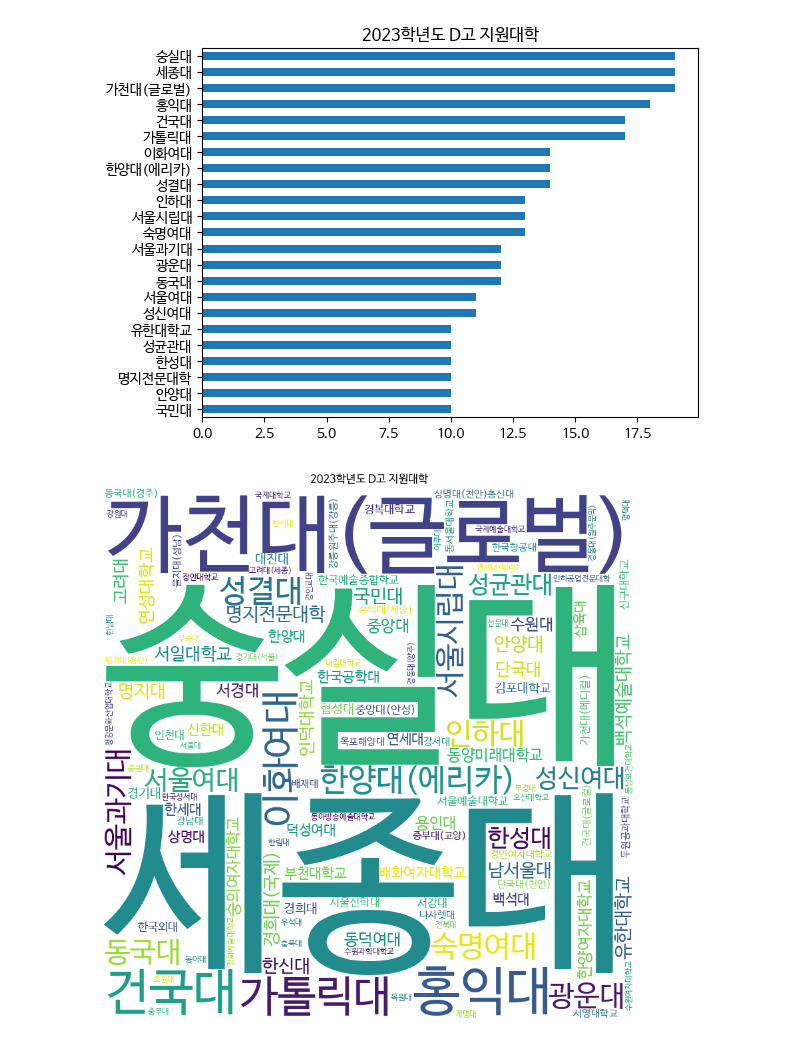
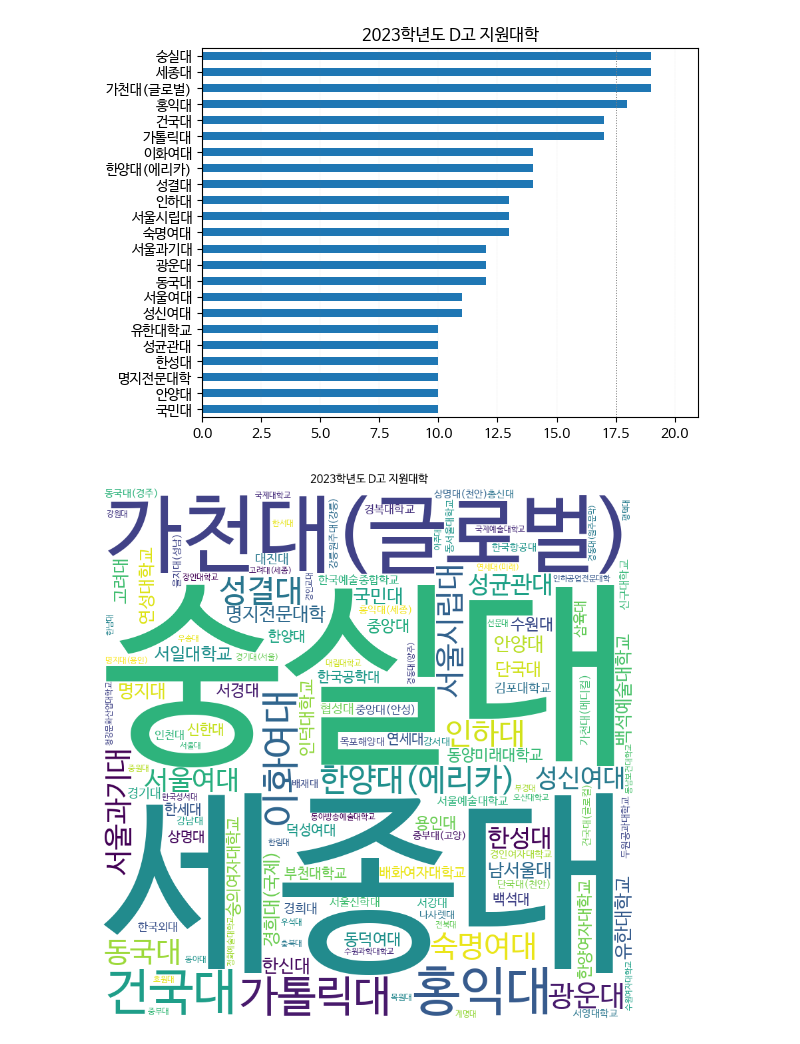
Before and after one commit to ecloguehwang/HSS, a Jupyter notebook: 선호대학_2022D고3_RPA.ipynb, the cells around one changed output. Saved outputs shown, nothing was run; the diff lists cells and outputs as text; code cells hidden in the pictures.

```diff
--- a/선호대학_2022D고3_RPA.ipynb
+++ b/선호대학_2022D고3_RPA.ipynb
@@ -30,24 +30,31 @@ plt.rcParams['axes.unicode_minus'] = False
 # %%
 import pandas as pd
 import matplotlib.pyplot as plt
 
 path = '/content/drive/MyDrive/python/deungchon/'
 df = pd.read_csv(f'{path}susi_jsi.csv', encoding='cp949')
 
 # Filter the rows based on the frequency of the "대학" column
 freq = df['대학'].value_counts()
 freq = freq[freq >= 10]
 
 # Create a horizontal bar plot with descending order
 freq.sort_values().plot(kind='barh')
 
+# Draw a dotted vertical line only from the X-axis tick with 17.5
+for pos in plt.gca().get_xticks():
+    if pos == 17.5:
+        plt.axvline(pos, linestyle=':', color='gray', linewidth=0.7)
+    else:
+        plt.axvline(pos, linestyle=':', color='gray', linewidth=0.1)
+
 # Save the plot in png and pdf formats
 path1 = '/content/drive/MyDrive/python/deungchon/result_d/'
 
 plt.title("2023학년도 D고 지원대학")
 plt.savefig(f'{path1}uni_preferred.png', dpi=300, bbox_inches='tight')
 plt.savefig(f'{path1}uni_preferred.pdf', bbox_inches='tight')
 plt.show()
 # %% [output]
-[figure, old version]
+[figure, new version]
 # %%
```
Also changed, not shown: parts of 2 cells of this notebook.
